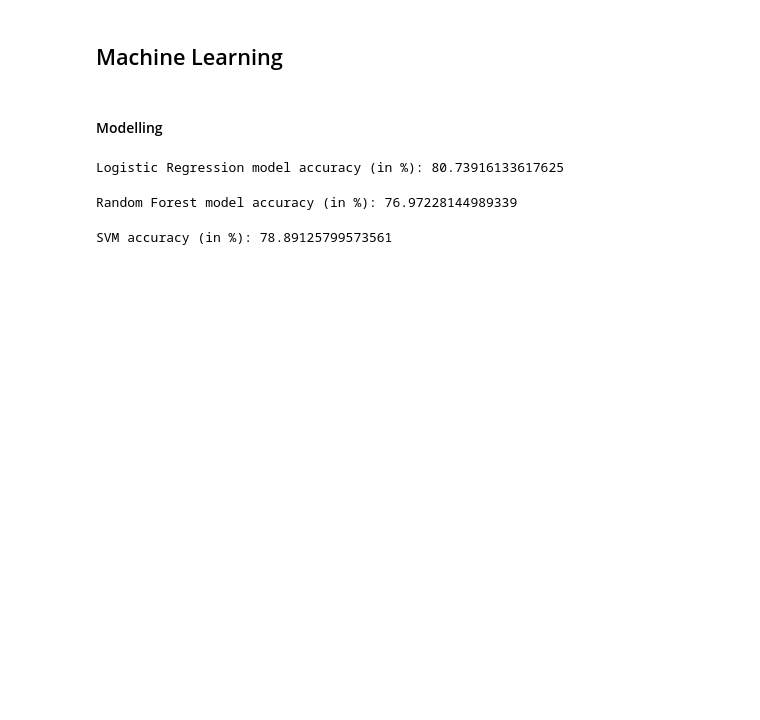
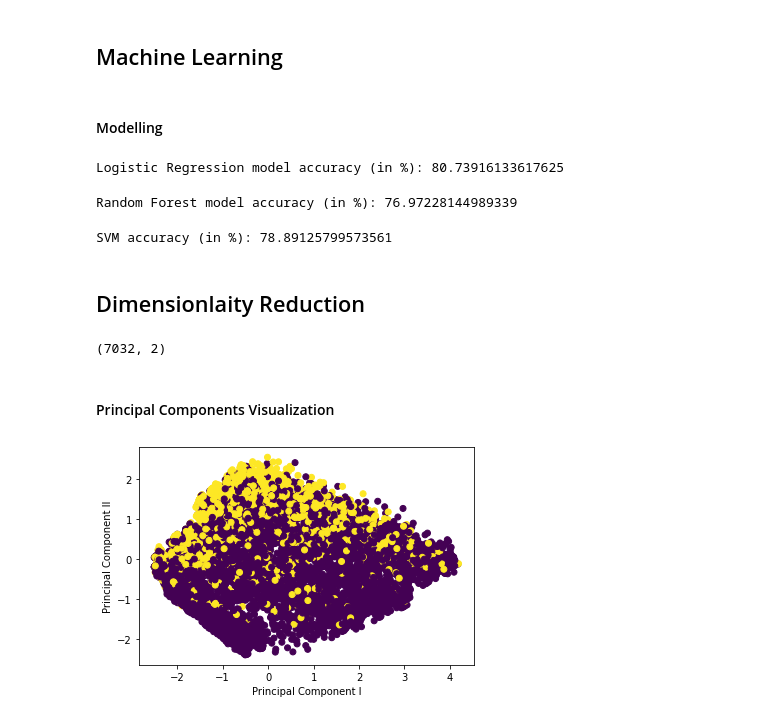
Before and after one commit to Ammon21/Telecom-Customer-Churn, a Jupyter notebook: notebook/main.ipynb, the cells around one changed output. Saved outputs shown, nothing was run; the diff lists cells and outputs as text; code cells hidden in the pictures; blank space fills up the shorter version.

```diff
--- a/notebook/main.ipynb
+++ b/notebook/main.ipynb
@@ -360,3 +360,22 @@ acc = accuracy_score(y_test, y_pred)
 print("SVM accuracy (in %):", acc*100)
 # %% [output]
 SVM accuracy (in %): 78.89125799573561
+# %% [markdown]
+## Dimensionlaity Reduction
+# %%
+pca = PCA(n_components=2)
+
+X_pca = pca.fit_transform(X)
+X_pca.shape
+# %% [output]
+(7032, 2)
+# %% [markdown]
+#### Principal Components Visualization
+# %%
+sns.set_palette('Pastel1')
+plt.scatter(X_pca[:, 0], X_pca[:, 1], c=y)
+plt.xlabel("Principal Component I")
+plt.ylabel("Principal Component II")
+plt.show()
+# %% [output]
+[figure, added]
```
